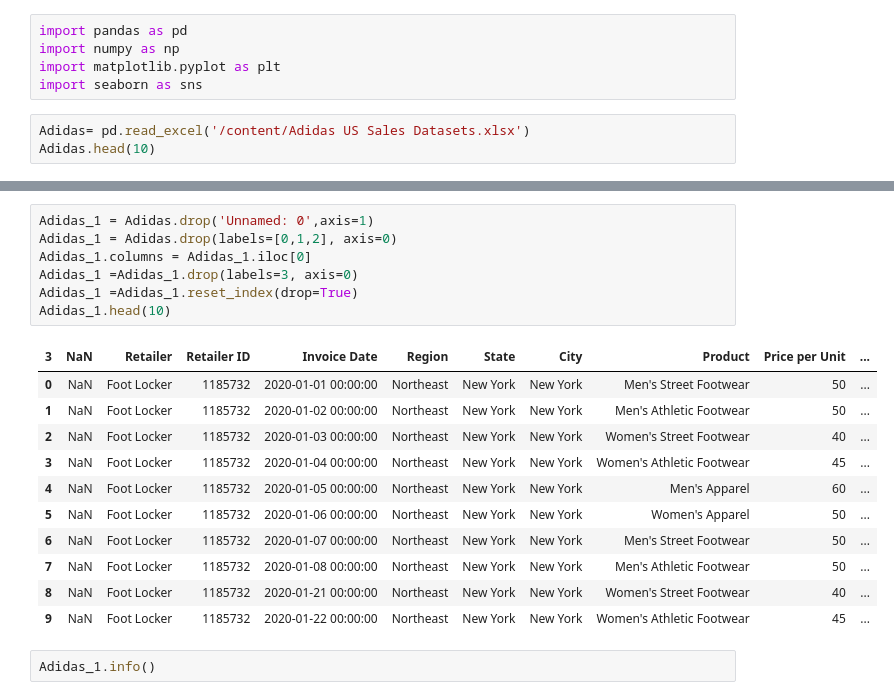
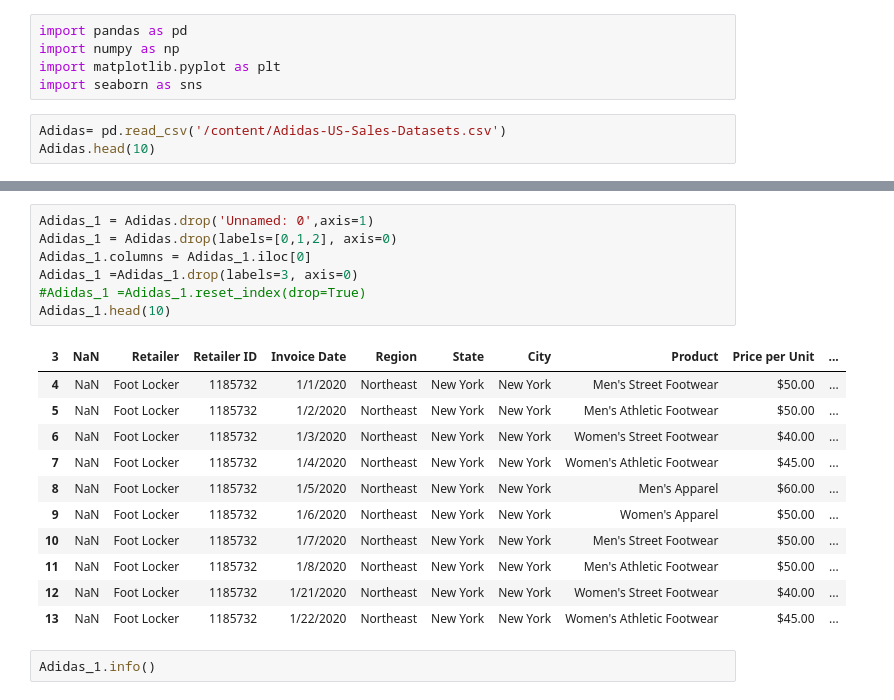
Before and after one commit to rdminhot/Adidas_sales, a Jupyter notebook: Adidas.ipynb, the cells around one changed output, grey strips where cells are left out. Saved outputs shown, nothing was run; the diff lists cells and outputs as text.

```diff
--- a/Adidas.ipynb
+++ b/Adidas.ipynb
@@ -16,7 +16,7 @@ import numpy as np
 import matplotlib.pyplot as plt
 import seaborn as sns
 # %%
-Adidas= pd.read_excel('/content/Adidas US Sales Datasets.xlsx')
+Adidas= pd.read_csv('/content/Adidas-US-Sales-Datasets.csv')
 Adidas.head(10)
 # %% [output]
 |  | Unnamed: 0 | Unnamed: 1 | Unnamed: 2 | Unnamed: 3 | Unnamed: 4 | Unnamed: 5 | Unnamed: 6 | Unnamed: 7 | ... |
@@ -33,22 +33,22 @@ Adidas.head(10)
 # %%
 Adidas_1 = Adidas.drop('Unnamed: 0',axis=1)
 Adidas_1 = Adidas.drop(labels=[0,1,2], axis=0)
 Adidas_1.columns = Adidas_1.iloc[0]
 Adidas_1 =Adidas_1.drop(labels=3, axis=0)
-Adidas_1 =Adidas_1.reset_index(drop=True)
+#Adidas_1 =Adidas_1.reset_index(drop=True)
 Adidas_1.head(10)
 # %% [output]
 | 3 | NaN | Retailer | Retailer ID | Invoice Date | Region | State | City | Product | Price per Unit | ... |
-| 0 | NaN | Foot Locker | 1185732 | 2020-01-01 00:00:00 | Northeast | New York | New York | Men's Street Footwear | 50 | ... |
-| 1 | NaN | Foot Locker | 1185732 | 2020-01-02 00:00:00 | Northeast | New York | New York | Men's Athletic Footwear | 50 | ... |
-| 2 | NaN | Foot Locker | 1185732 | 2020-01-03 00:00:00 | Northeast | New York | New York | Women's Street Footwear | 40 | ... |
-| 3 | NaN | Foot Locker | 1185732 | 2020-01-04 00:00:00 | Northeast | New York | New York | Women's Athletic Footwear | 45 | ... |
-| 4 | NaN | Foot Locker | 1185732 | 2020-01-05 00:00:00 | Northeast | New York | New York | Men's Apparel | 60 | ... |
-| 5 | NaN | Foot Locker | 1185732 | 2020-01-06 00:00:00 | Northeast | New York | New York | Women's Apparel | 50 | ... |
-| 6 | NaN | Foot Locker | 1185732 | 2020-01-07 00:00:00 | Northeast | New York | New York | Men's Street Footwear | 50 | ... |
-| 7 | NaN | Foot Locker | 1185732 | 2020-01-08 00:00:00 | Northeast | New York | New York | Men's Athletic Footwear | 50 | ... |
-| 8 | NaN | Foot Locker | 1185732 | 2020-01-21 00:00:00 | Northeast | New York | New York | Women's Street Footwear | 40 | ... |
-| 9 | NaN | Foot Locker | 1185732 | 2020-01-22 00:00:00 | Northeast | New York | New York | Women's Athletic Footwear | 45 | ... |
+| 4 | NaN | Foot Locker | 1185732 | 1/1/2020 | Northeast | New York | New York | Men's Street Footwear | $50.00 | ... |
+| 5 | NaN | Foot Locker | 1185732 | 1/2/2020 | Northeast | New York | New York | Men's Athletic Footwear | $50.00 | ... |
+| 6 | NaN | Foot Locker | 1185732 | 1/3/2020 | Northeast | New York | New York | Women's Street Footwear | $40.00 | ... |
+| 7 | NaN | Foot Locker | 1185732 | 1/4/2020 | Northeast | New York | New York | Women's Athletic Footwear | $45.00 | ... |
+| 8 | NaN | Foot Locker | 1185732 | 1/5/2020 | Northeast | New York | New York | Men's Apparel | $60.00 | ... |
+| 9 | NaN | Foot Locker | 1185732 | 1/6/2020 | Northeast | New York | New York | Women's Apparel | $50.00 | ... |
+| 10 | NaN | Foot Locker | 1185732 | 1/7/2020 | Northeast | New York | New York | Men's Street Footwear | $50.00 | ... |
+| 11 | NaN | Foot Locker | 1185732 | 1/8/2020 | Northeast | New York | New York | Men's Athletic Footwear | $50.00 | ... |
+| 12 | NaN | Foot Locker | 1185732 | 1/21/2020 | Northeast | New York | New York | Women's Street Footwear | $40.00 | ... |
+| 13 | NaN | Foot Locker | 1185732 | 1/22/2020 | Northeast | New York | New York | Women's Athletic Footwear | $45.00 | ... |
 # %%
 Adidas_1.info()
 # %% [output]
```
Also changed, not shown: parts of 1 cell of this notebook.
